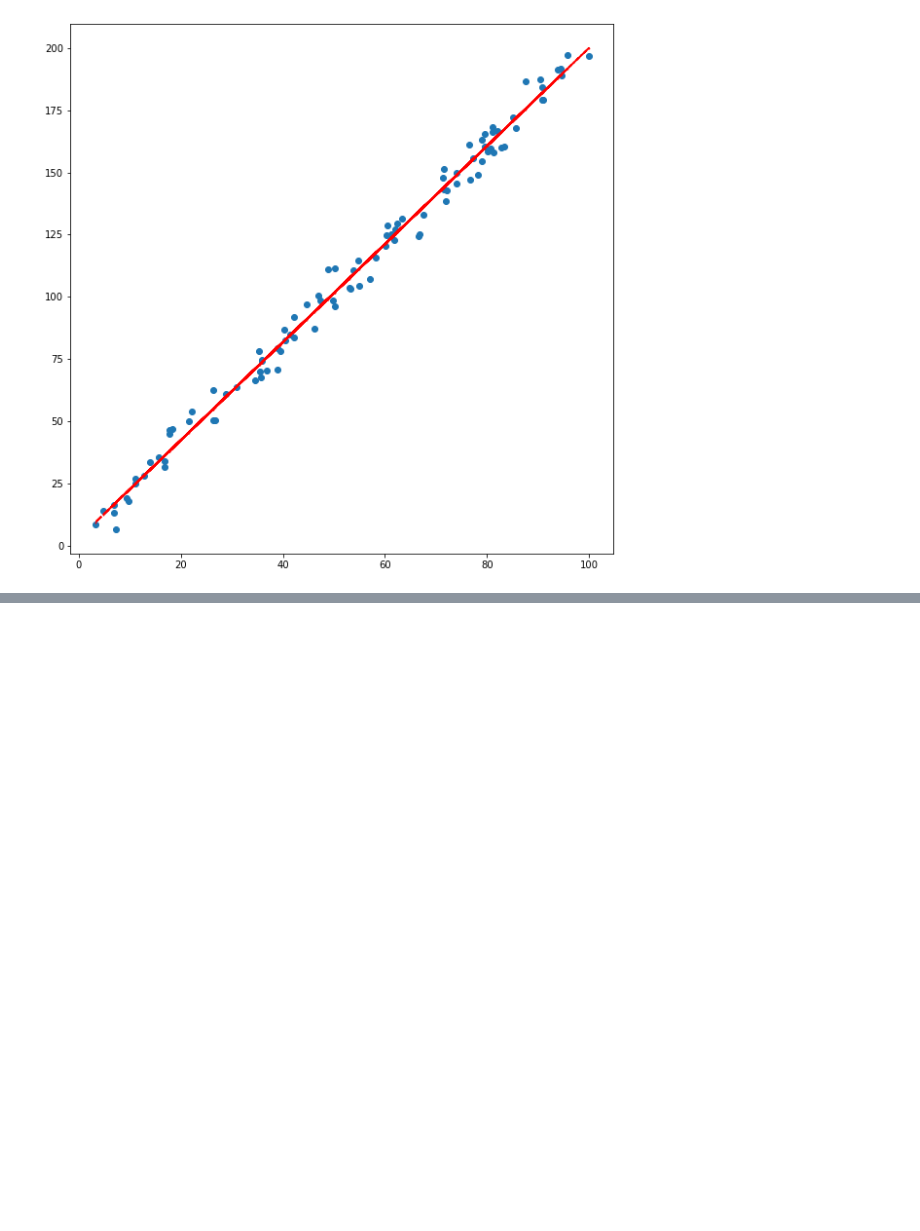
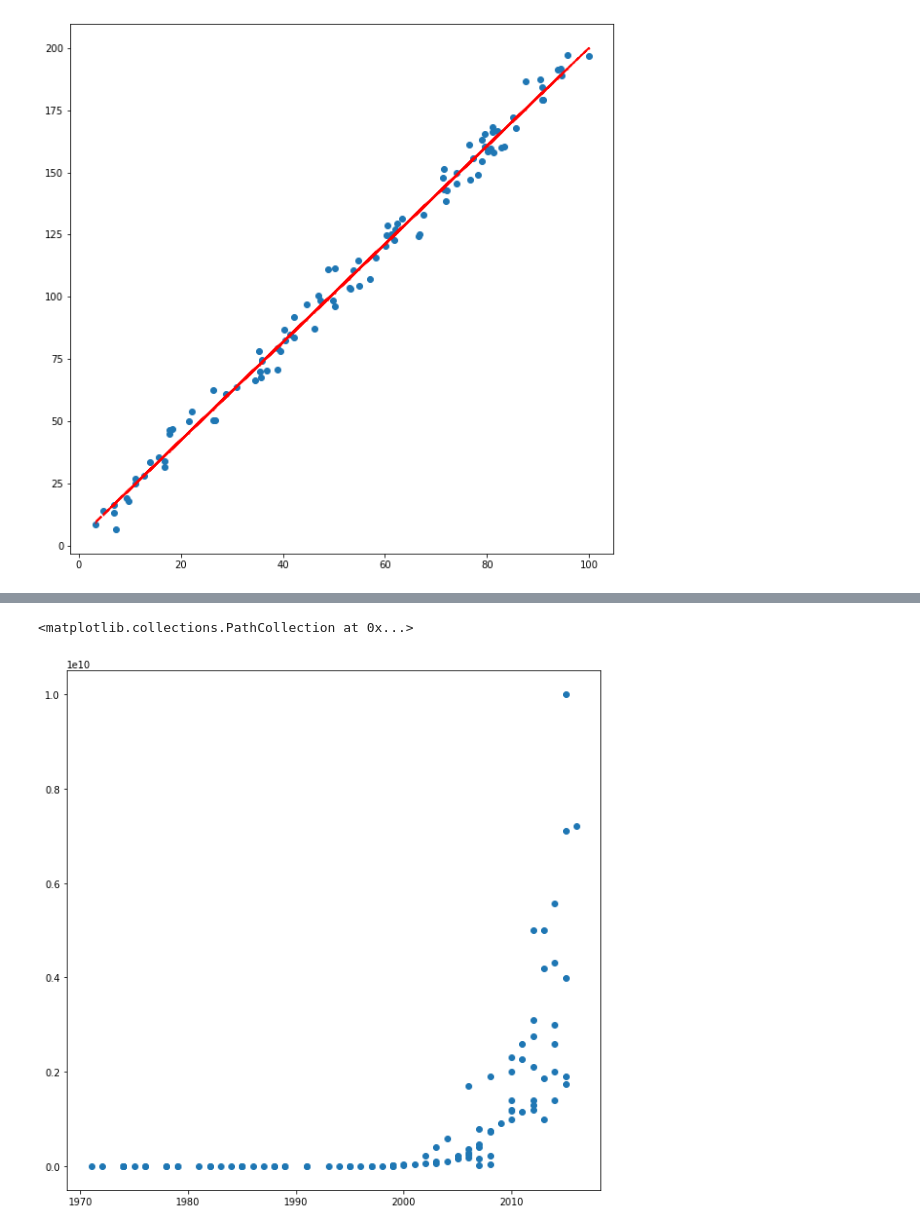
Before and after one commit to chirathlv/Machine-Learning, a Jupyter notebook: Linear Regression with One Variable.ipynb, the cells around one changed output, grey strips where cells are left out. Drawn from its saved outputs; the diff is of its cells as text; code cells hidden in the pictures; blank space fills up the shorter version.

Commit message:
Data cleaning done

```diff
--- a/Linear Regression with One Variable.ipynb
+++ b/Linear Regression with One Variable.ipynb
@@ -47,0 +86,5 @@ plt.show()
+# %%
+# Independer Variable = Time (2nd column)
+# Dependent Variable = Transister Count (1st Column)
+X = dataset[2]
+y = dataset[1]
@@ -47,0 +106,22 @@ plt.show()
+# %%
+# Data has entries like '1974[7]', 'eeee 10', "1,000,000" so removing all of these using RegEx
+def clean(row):
+    row = re.sub(r"[\(\[].*?[\)\]]", "", row) # Removinig [] and its contents
+    row = row.replace(",","") # Remove Comma
+    row = re.sub('\D', '', row) # Remove Non-digit characters like letters
+    return row
+# %%
+# Clean the data using RegEx function
+X = X.apply(clean)
+y = y.apply(clean)
+# %%
+# Convert into numpy
+X = X.to_numpy().astype(np.float)
+y = y.to_numpy().astype(np.float)
+# %%
+# plot the graph
+plt.figure(figsize=(10,10))
+plt.scatter(X,y)
+# %% [output]
+<matplotlib.collections.PathCollection at 0x...>
+[figure, added]
```
Also changed, not shown: parts of 24 cells of this notebook, 1 other file.
